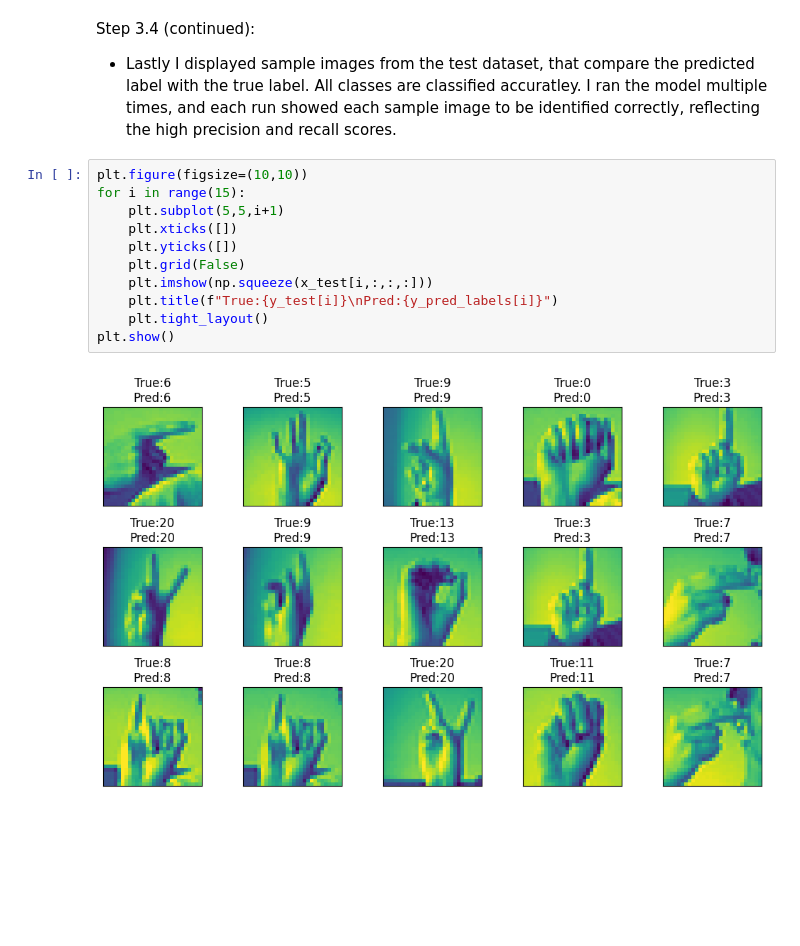
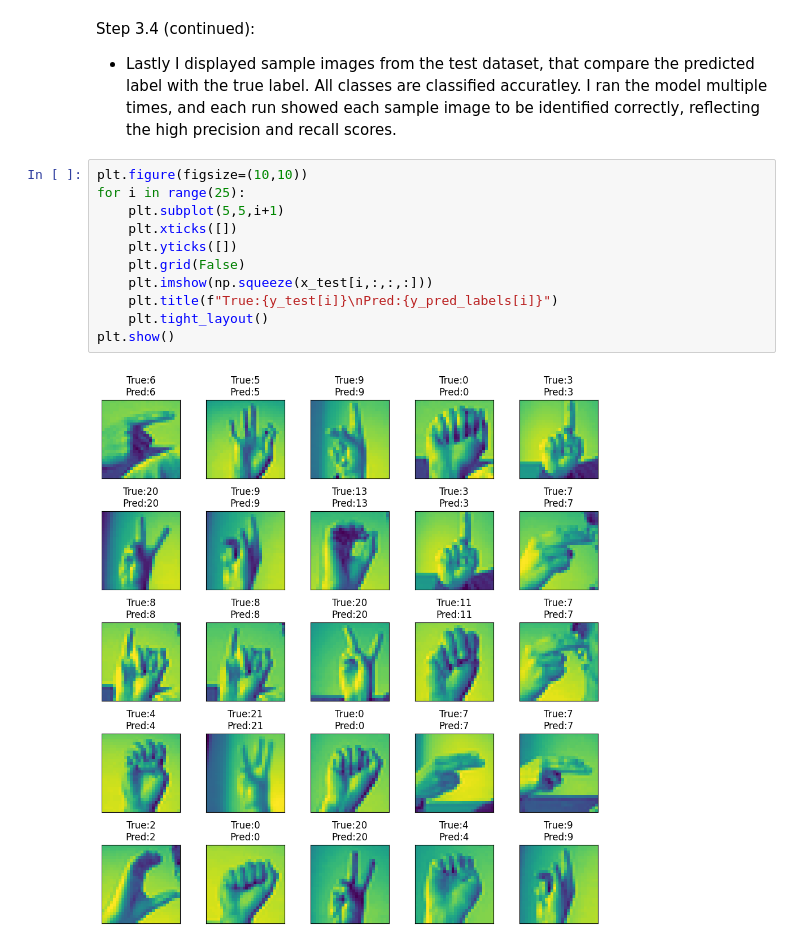
Before and after one commit to fionacampbell3/nlpcv-fiona, a Jupyter notebook: assign.ipynb, the cells around one changed output. Saved outputs shown, nothing was run; the diff lists cells and outputs as text; blank space fills up the shorter version.

```diff
--- a/assign.ipynb
+++ b/assign.ipynb
@@ -414,14 +407,14 @@ Step 3.4 (continued):
 - Lastly I displayed sample images from the test dataset, that compare the predicted label with the true label. All classes are classified accuratley. I ran the model multiple times, and each run showed each sample image to be identified correctly, reflecting the high precision and recall scores.
 # %%
 plt.figure(figsize=(10,10))
-for i in range(15):
+for i in range(25):
     plt.subplot(5,5,i+1)
     plt.xticks([])
     plt.yticks([])
     plt.grid(False)
     plt.imshow(np.squeeze(x_test[i,:,:,:]))
     plt.title(f"True:{y_test[i]}\nPred:{y_pred_labels[i]}")
     plt.tight_layout()
 plt.show()
 # %% [output]
-[figure, old version]
+[figure, new version]
```
Also changed, not shown: parts of 14 cells of this notebook.
